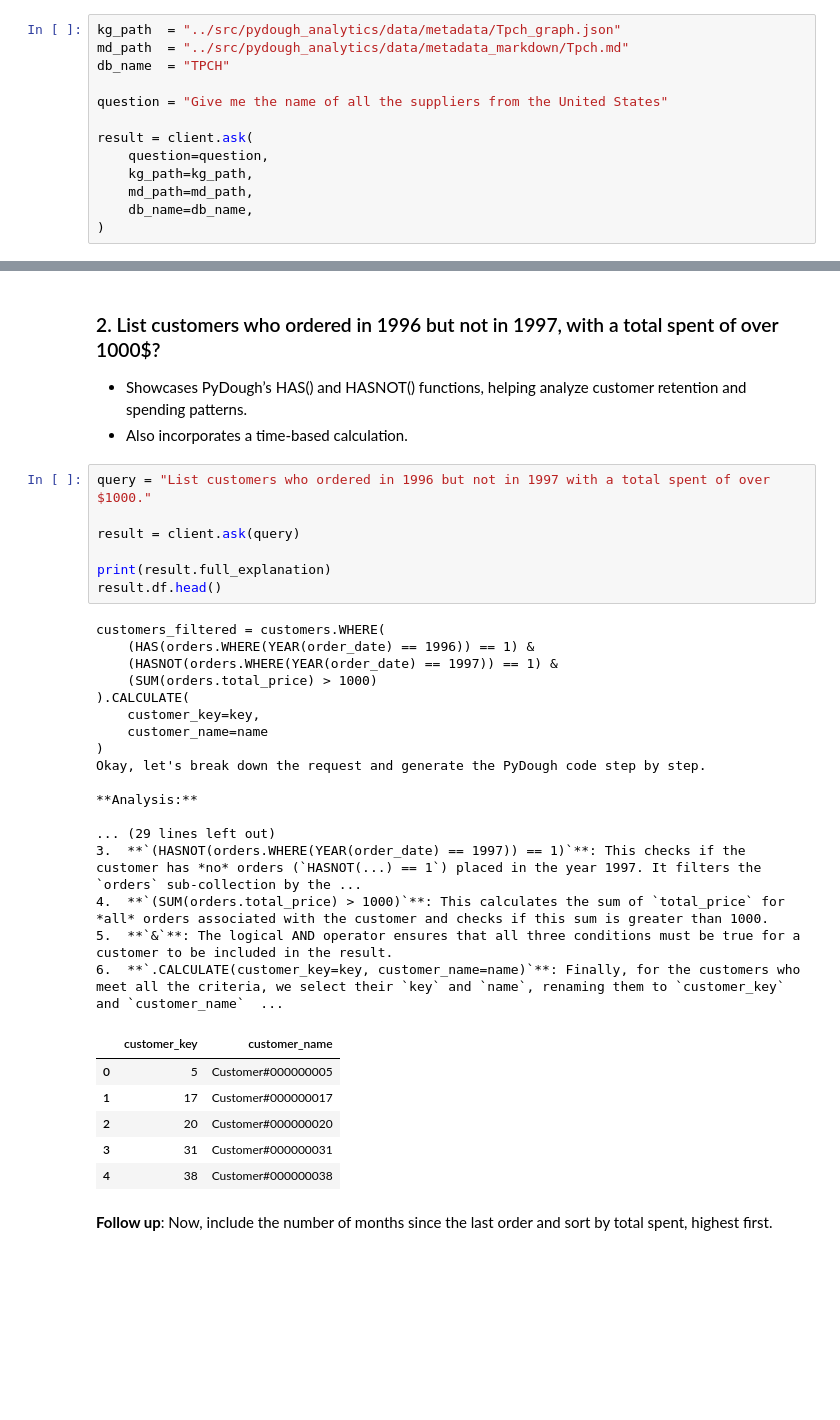
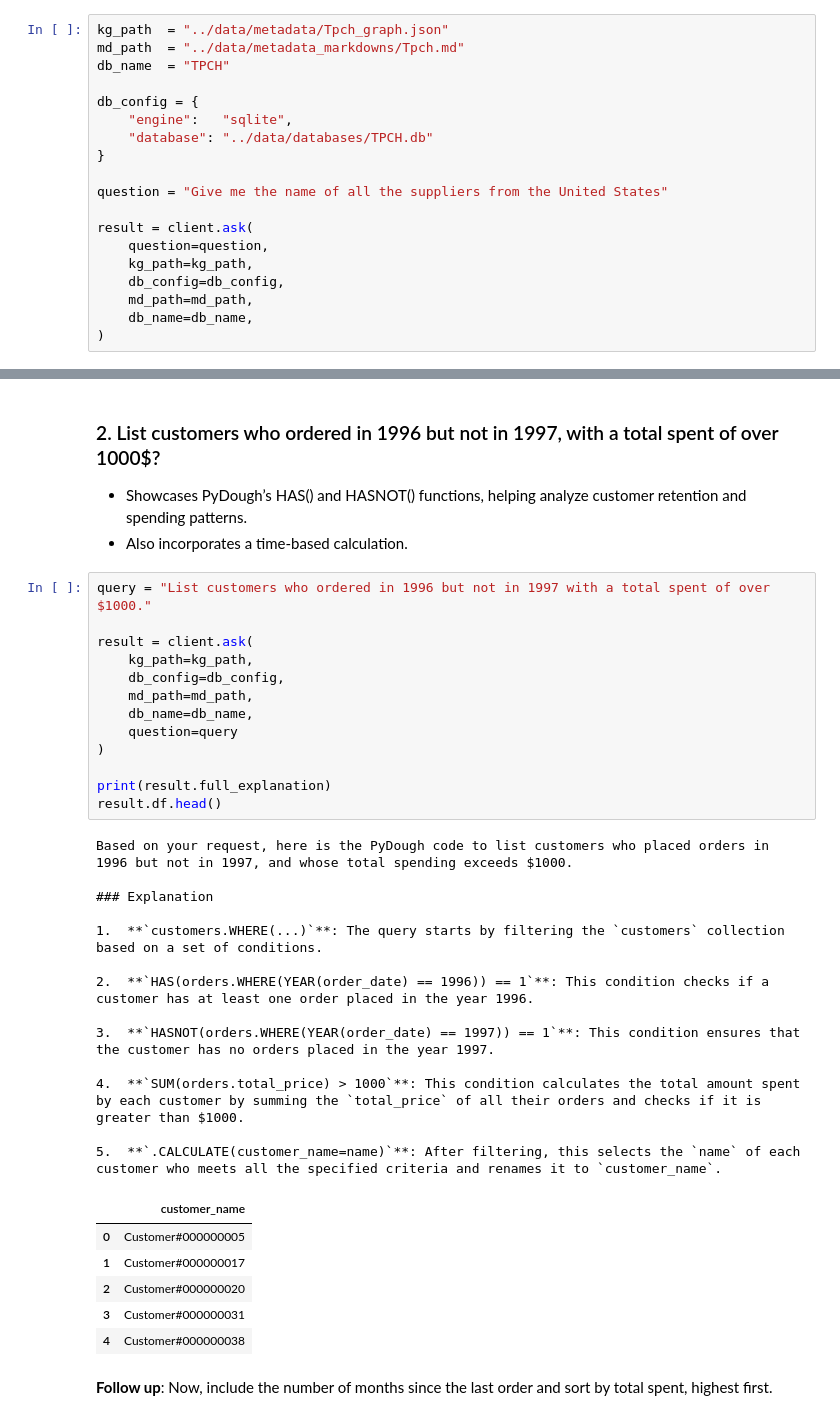
Before and after one commit to bodo-ai/pydough-ce, a Jupyter notebook: pydough-analytics/samples/llm_demo.ipynb, the cells around one changed output, grey strips where cells are left out. Drawn from its saved outputs; the diff is of its cells as text; blank space fills up the shorter version.

```diff
--- a/pydough-analytics/samples/llm_demo.ipynb
+++ b/pydough-analytics/samples/llm_demo.ipynb
@@ -38,15 +38,21 @@ We get a `result` object with the next attributes:
 
 Ask method asks a simple query (no discourse mode)
 # %%
-kg_path  = "../src/pydough_analytics/data/metadata/Tpch_graph.json"
-md_path  = "../src/pydough_analytics/data/metadata_markdown/Tpch.md"
+kg_path  = "../data/metadata/Tpch_graph.json"
+md_path  = "../data/metadata_markdowns/Tpch.md"
 db_name  = "TPCH"
+
+db_config = {
+    "engine":   "sqlite",
+    "database": "../data/databases/TPCH.db"
+}
 
 question = "Give me the name of all the suppliers from the United States"
 
 result = client.ask(
     question=question,
     kg_path=kg_path,
+    db_config=db_config,
     md_path=md_path,
     db_name=db_name,
 )
@@ -325,34 +340,36 @@ filtered_european_customers = european_customers_info.WHERE(
 # %%
 query = "List customers who ordered in 1996 but not in 1997 with a total spent of over $1000."
 
-result = client.ask(query)
+result = client.ask(
+    kg_path=kg_path,
+    db_config=db_config,
+    md_path=md_path,
+    db_name=db_name,
+    question=query
+)
 
 print(result.full_explanation)
 result.df.head()
 # %% [output]
-customers_filtered = customers.WHERE(
-    (HAS(orders.WHERE(YEAR(order_date) == 1996)) == 1) &
-    (HASNOT(orders.WHERE(YEAR(order_date) == 1997)) == 1) &
-    (SUM(orders.total_price) > 1000)
-).CALCULATE(
-    customer_key=key,
-    customer_name=name
-)
-Okay, let's break down the request and generate the PyDough code step by step.
+Based on your request, here is the PyDough code to list customers who placed orders in 1996 but not in 1997, and whose total spending exceeds $1000.
 
-**Analysis:**
+### Explanation
 
-... (29 lines left out)
-3.  **`(HASNOT(orders.WHERE(YEAR(order_date) == 1997)) == 1)`**: This checks if the customer has *no* orders (`HASNOT(...) == 1`) placed in the year 1997. It filters the `orders` sub-collection by the ...
-4.  **`(SUM(orders.total_price) > 1000)`**: This calculates the sum of `total_price` for *all* orders associated with the customer and checks if this sum is greater than 1000.
-5.  **`&`**: The logical AND operator ensures that all three conditions must be true for a customer to be included in the result.
-6.  **`.CALCULATE(customer_key=key, customer_name=name)`**: Finally, for the customers who meet all the criteria, we select their `key` and `name`, renaming them to `customer_key` and `customer_name`  ...
+1.  **`customers.WHERE(...)`**: The query starts by filtering the `customers` collection based on a set of conditions.
+
+2.  **`HAS(orders.WHERE(YEAR(order_date) == 1996)) == 1`**: This condition checks if a customer has at least one order placed in the year 1996.
+
+3.  **`HASNOT(orders.WHERE(YEAR(order_date) == 1997)) == 1`**: This condition ensures that the customer has no orders placed in the year 1997.
+
+4.  **`SUM(orders.total_price) > 1000`**: This condition calculates the total amount spent by each customer by summing the `total_price` of all their orders and checks if it is greater than $1000.
+
+5.  **`.CALCULATE(customer_name=name)`**: After filtering, this selects the `name` of each customer who meets all the specified criteria and renames it to `customer_name`.
-|  | customer_key | customer_name |
-| 0 | 5 | Customer#000000005 |
-| 1 | 17 | Customer#000000017 |
-| 2 | 20 | Customer#000000020 |
-| 3 | 31 | Customer#000000031 |
-| 4 | 38 | Customer#000000038 |
+|  | customer_name |
+| 0 | Customer#000000005 |
+| 1 | Customer#000000017 |
+| 2 | Customer#000000020 |
+| 3 | Customer#000000031 |
+| 4 | Customer#000000038 |
 # %% [markdown]
 **Follow up**: Now, include the number of months since the last order and sort by total spent, highest first.
 # %%
```
Also changed, not shown: parts of 18 cells of this notebook, 1 other file.
